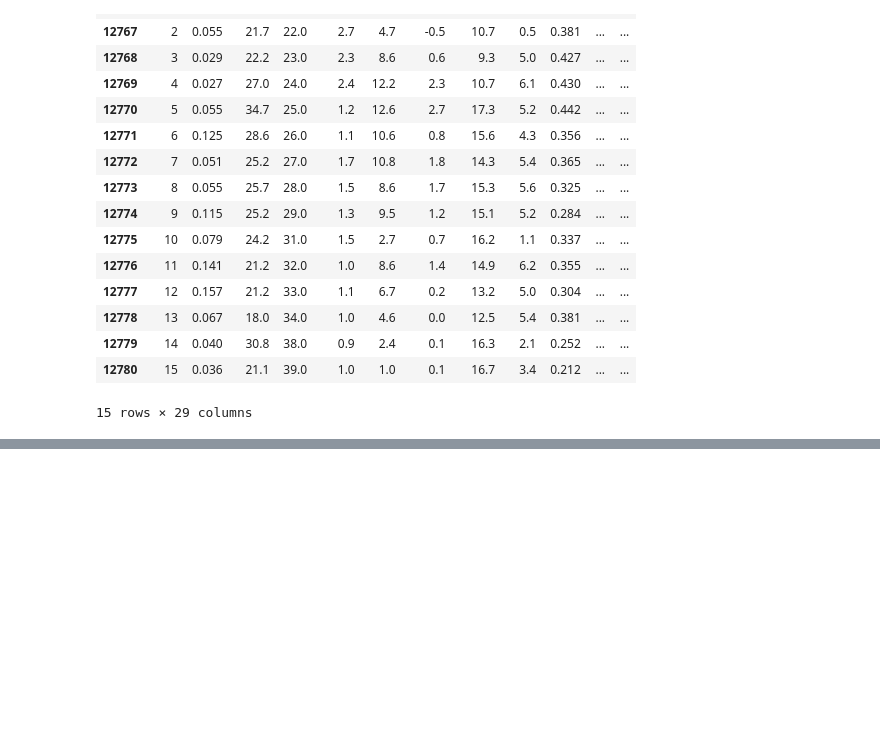
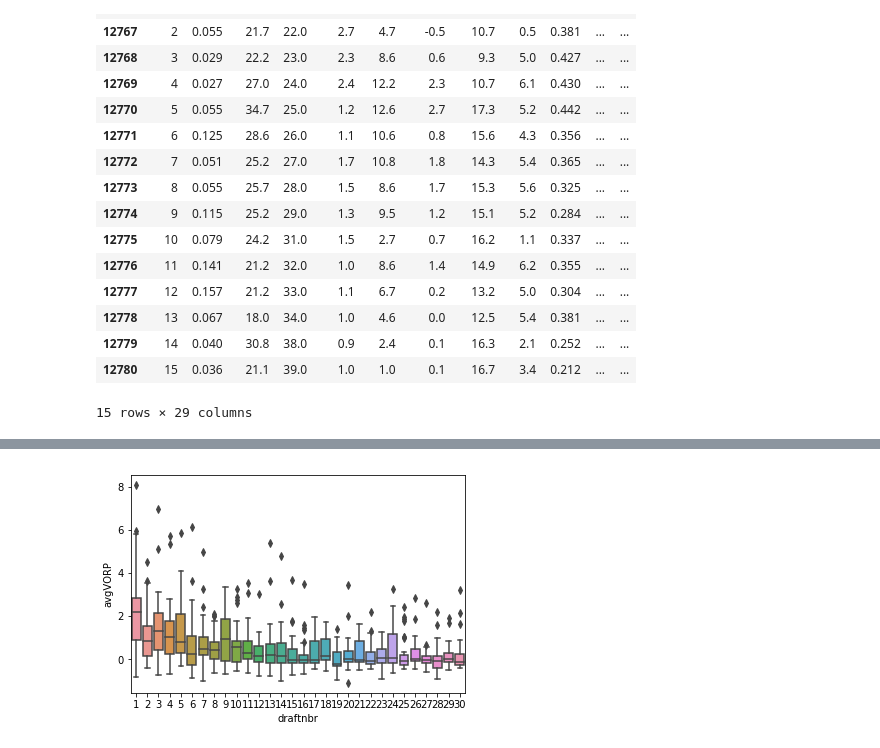
Before and after one commit to mkduchak/luther-project, a Jupyter notebook: 2_data_exploration.ipynb, the cells around one changed output, grey strips where cells are left out. Drawn from its saved outputs; the diff is of its cells as text; code cells hidden in the pictures; blank space fills up the shorter version.

```diff
--- a/2_data_exploration.ipynb
+++ b/2_data_exploration.ipynb
@@ -42,0 +71,11 @@ advstatsdf.plot.scatter(x='year',y='VORP',)
+# %%
+playerstartage = advstatsdf.groupby(['player'],as_index = False)[['Age']].min()
+playerpos = advstatsdf.groupby(['player','Pos'],as_index = False)['year'].count()
+playerpos['count_max'] = playerpos.groupby(['player'])['year'].transform(max)
+playerpos = playerpos[playerpos['year'] == playerpos['count_max']]
+playerpos = playerpos[['player','Pos']]
+# %%
+playerdatafull = pd.merge(playerdf,playeravgvorp,how='inner')
+playerdatafull = pd.merge(playerdatafull,playerstartage,how='inner')
+playerdatafull = pd.merge(playerdatafull,playerpos,how='inner')
+playerdatafull.sort_values('avgVORP',ascending=False).head(20)
@@ -42,0 +100,7 @@ advstatsdf.plot.scatter(x='year',y='VORP',)
+# %%
+playerdatafull = playerdatafull[playerdatafull['draftnbr']<31]
+playerdatafull = playerdatafull[playerdatafull['draftyr']<2013]
+# %%
+sns.boxplot(x="draftnbr", y="avgVORP", data=playerdatafull);
+# %% [output]
+[figure, added]
```
Also changed, not shown: parts of 18 cells of this notebook, 1 other file.
